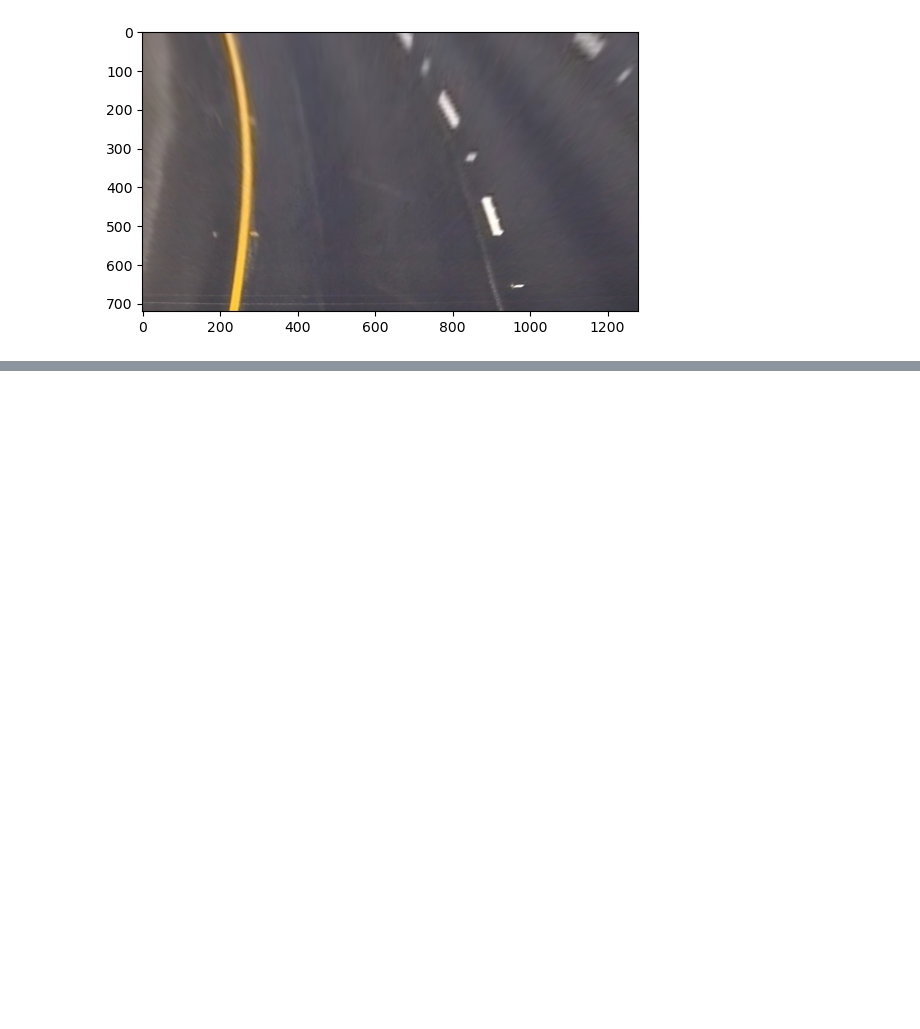
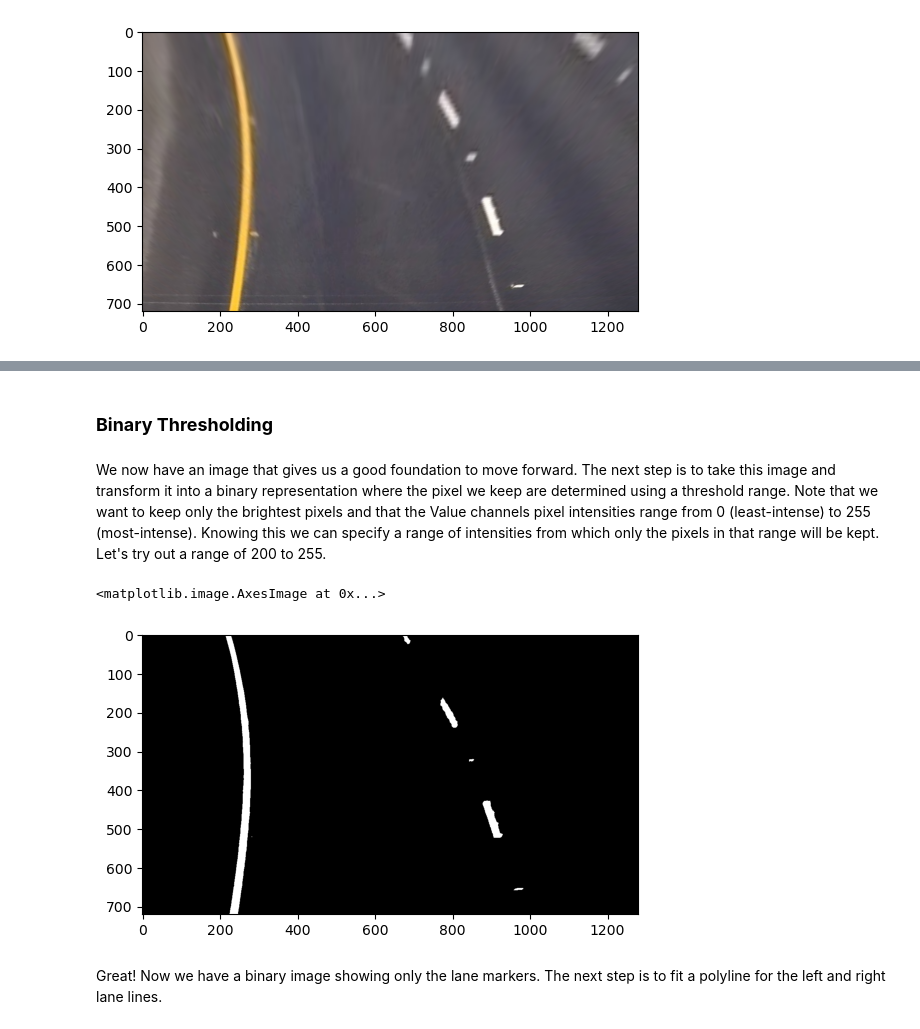
Before and after one commit to xFiveRivers/lane-detection-advanced, a Jupyter notebook: img_transform.ipynb, the cells around one changed output, grey strips where cells are left out. Drawn from its saved outputs; the diff is of its cells as text; code cells hidden in the pictures; blank space fills up the shorter version.

Commit message:
added thresholding section

```diff
--- a/img_transform.ipynb
+++ b/img_transform.ipynb
@@ -85,0 +137,17 @@ ValueError: not enough values to unpack (expected 3, got 2)
+# %% [markdown]
+### **Binary Thresholding**
+# %% [markdown]
+We now have an image that gives us a good foundation to move forward. The next step is to take this image and transform it into a binary representation where the pixel we keep are determined using a threshold range. Note that we want to keep only the brightest pixels and that the Value channels pixel intensities range from 0 (least-intense) to 255 (most-intense). Knowing this we can specify a range of intensities from which only the pixels in that range will be kept. Let's try out a range of 200 to 255.
+# %%
+v_channel = hsv_dict['Value']
+thresh = (200, 255)
+
+output = np.zeros_like(v_channel)
+output[(v_channel >= thresh[0]) & (v_channel <= thresh[1])] = 1
+
+plt.imshow(output, cmap='gray')
+# %% [output]
+<matplotlib.image.AxesImage at 0x...>
+[figure, added]
+# %% [markdown]
+Great! Now we have a binary image showing only the lane markers. The next step is to fit a polyline for the left and right lane lines.
```
Also changed, not shown: parts of 11 cells of this notebook.
